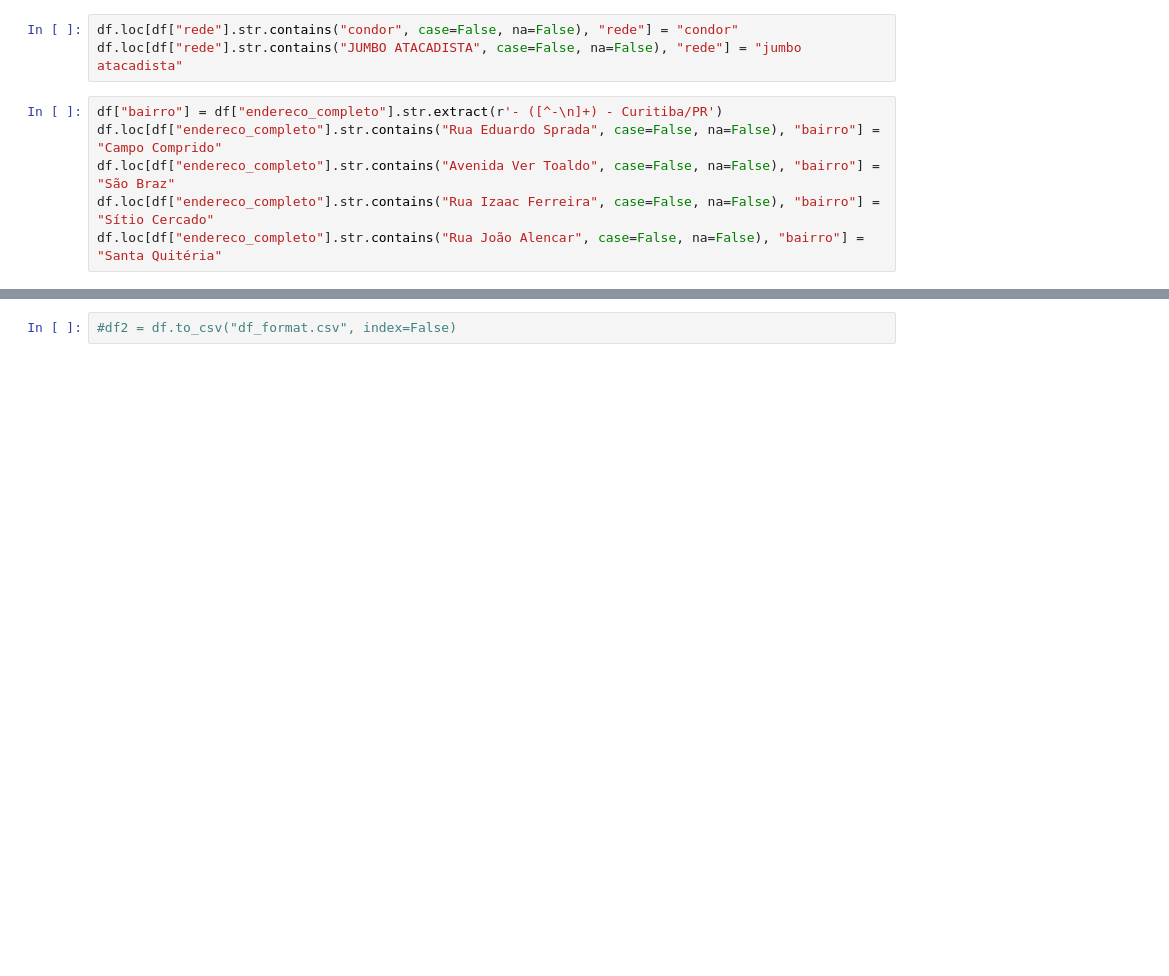
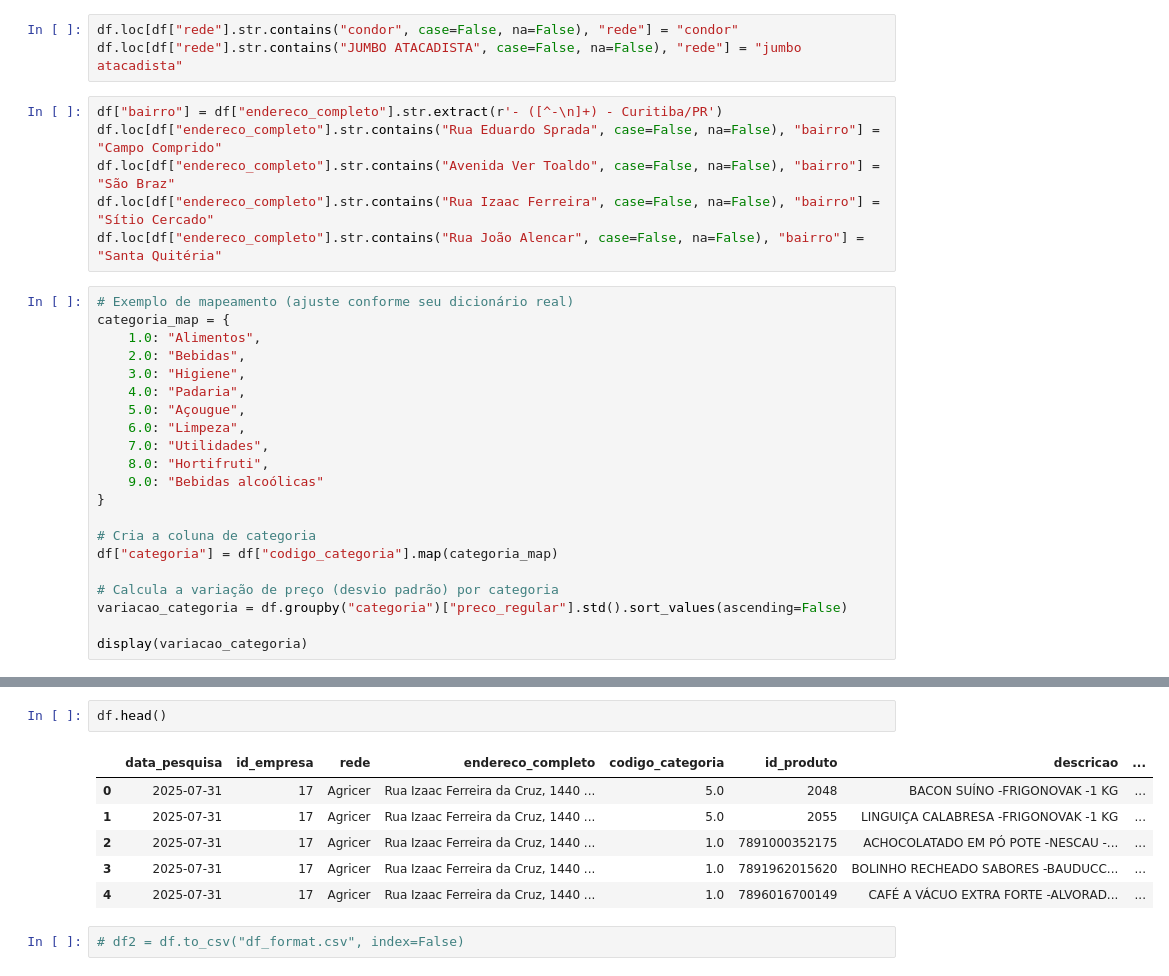
Before and after one commit to brenorodrigues77/analise_de_vendas, a Jupyter notebook: tratamento_de_dados.ipynb, the cells around one changed output, grey strips where cells are left out. Drawn from its saved outputs; the diff is of its cells as text; blank space fills up the shorter version.

```diff
--- a/tratamento_de_dados.ipynb
+++ b/tratamento_de_dados.ipynb
@@ -114,3 +114,24 @@ df.loc[df["endereco_completo"].str.contains("Rua Eduardo Sprada", case=False, na
 df.loc[df["endereco_completo"].str.contains("Avenida Ver Toaldo", case=False, na=False), "bairro"] = "São Braz"
 df.loc[df["endereco_completo"].str.contains("Rua Izaac Ferreira", case=False, na=False), "bairro"] = "Sítio Cercado"
 df.loc[df["endereco_completo"].str.contains("Rua João Alencar", case=False, na=False), "bairro"] = "Santa Quitéria"
+# %%
+# Exemplo de mapeamento (ajuste conforme seu dicionário real)
+categoria_map = {
+    1.0: "Alimentos",
+    2.0: "Bebidas",
+    3.0: "Higiene",
+    4.0: "Padaria",
+    5.0: "Açougue",
+    6.0: "Limpeza",
+    7.0: "Utilidades",
+    8.0: "Hortifruti",
+    9.0: "Bebidas alcoólicas"
+}
+
+# Cria a coluna de categoria
+df["categoria"] = df["codigo_categoria"].map(categoria_map)
+
+# Calcula a variação de preço (desvio padrão) por categoria
+variacao_categoria = df.groupby("categoria")["preco_regular"].std().sort_values(ascending=False)
+
+display(variacao_categoria)
@@ -117,2 +150,11 @@ df.loc[df["endereco_completo"].str.contains("Rua João Alencar", case=False, na=
+# %%
+df.head()
+# %% [output]
+|  | data_pesquisa | id_empresa | rede | endereco_completo | codigo_categoria | id_produto | descricao | ... |
+| 0 | 2025-07-31 | 17 | Agricer | Rua Izaac Ferreira da Cruz, 1440 ... | 5.0 | 2048 | BACON SUÍNO -FRIGONOVAK -1 KG | ... |
+| 1 | 2025-07-31 | 17 | Agricer | Rua Izaac Ferreira da Cruz, 1440 ... | 5.0 | 2055 | LINGUIÇA CALABRESA -FRIGONOVAK -1 KG | ... |
+| 2 | 2025-07-31 | 17 | Agricer | Rua Izaac Ferreira da Cruz, 1440 ... | 1.0 | 7891000352175 | ACHOCOLATADO EM PÓ POTE -NESCAU -... | ... |
+| 3 | 2025-07-31 | 17 | Agricer | Rua Izaac Ferreira da Cruz, 1440 ... | 1.0 | 7891962015620 | BOLINHO RECHEADO SABORES -BAUDUCC... | ... |
+| 4 | 2025-07-31 | 17 | Agricer | Rua Izaac Ferreira da Cruz, 1440 ... | 1.0 | 7896016700149 | CAFÉ A VÁCUO EXTRA FORTE -ALVORAD... | ... |
 # %%
-#df2 = df.to_csv("df_format.csv", index=False)
+# df2 = df.to_csv("df_format.csv", index=False)
```
Also changed, not shown: parts of 1 cell of this notebook, 2 other files.
